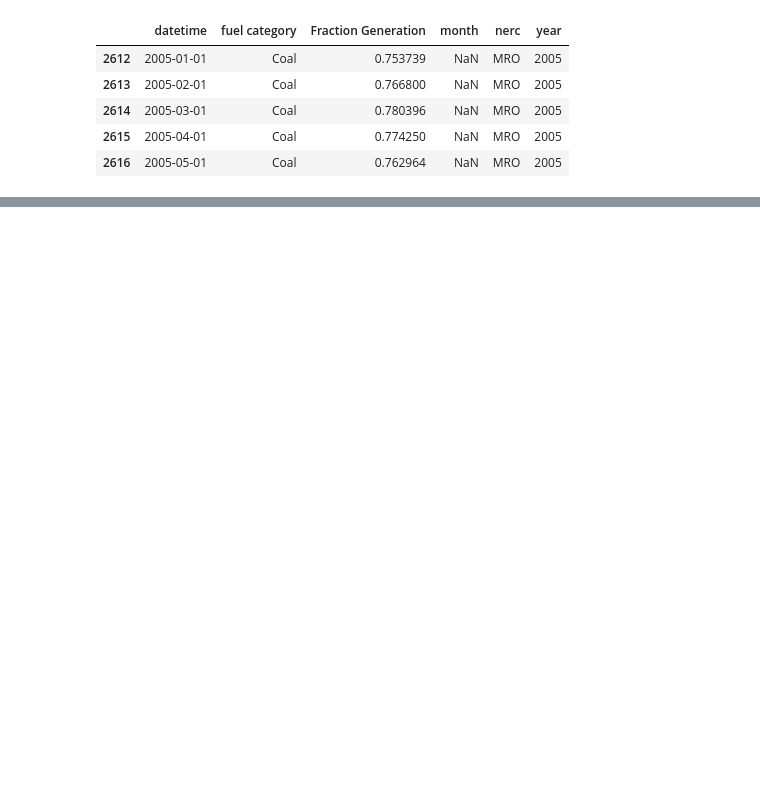
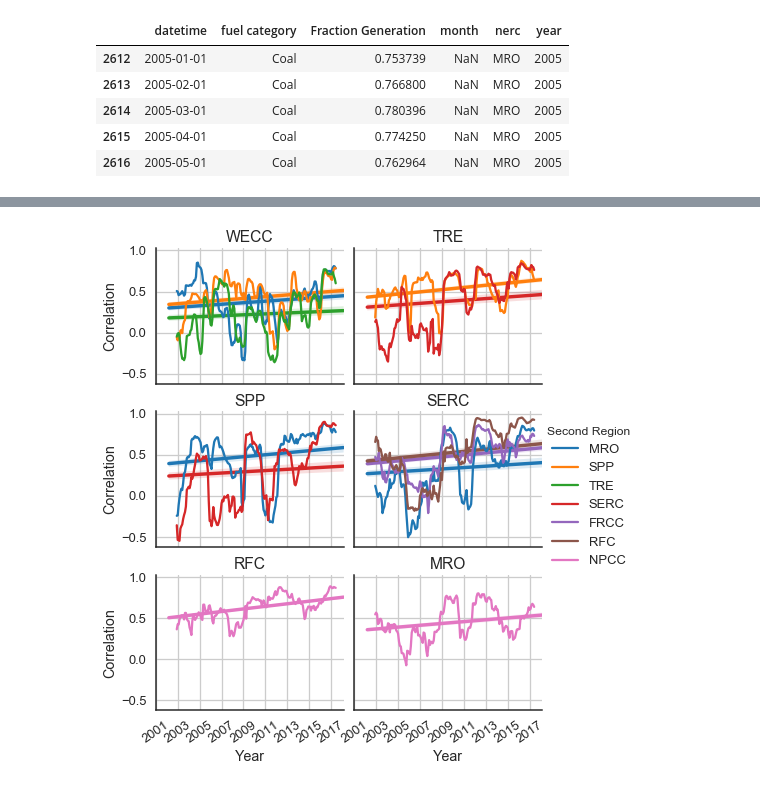
Before and after one commit to gschivley/carbon-index, a Jupyter notebook: Notebooks/Paper figures.ipynb, the cells around one changed output, grey strips where cells are left out. Saved outputs shown, nothing was run; the diff lists cells and outputs as text; code cells hidden in the pictures; blank space fills up the shorter version.

```diff
--- a/Notebooks/Paper figures.ipynb
+++ b/Notebooks/Paper figures.ipynb
@@ -444,0 +343,7 @@ plt.savefig(path, bbox_inches='tight')
+# %%
+corr_df = pd.concat([(index.loc[regions[0]]['index (g/kwh)']
+                     .rolling(24)
+                     .corr(index.loc[regions[1]]['index (g/kwh)']))
+                     for regions in region_pairs], axis=1)
+cols = ['{} | {}'.format(regions[0], regions[1]) for regions in region_pairs]
+corr_df.columns = cols
@@ -444,0 +360,9 @@ plt.savefig(path, bbox_inches='tight')
+# %%
+corr_tidy = pd.melt(corr_df.reset_index(), id_vars='datetime',
+                    value_name='Correlation')
+corr_tidy['region1'] = corr_tidy['variable'].str.split(' | ').str[0]
+corr_tidy['region2'] = corr_tidy['variable'].str.split(' | ').str[-1]
+
+#datetime_s is seconds since epoch - regplot won't take datetime objects
+corr_tidy['datetime_s'] = corr_tidy['datetime'].astype(int)
+corr_tidy.tail()
@@ -444,0 +394,36 @@ plt.savefig(path, bbox_inches='tight')
+# %%
+order = ['WECC', 'TRE', 'SPP', 'SERC', 'RFC', 'MRO']
+g = sns.FacetGrid(corr_tidy.dropna(), col='region1', col_wrap=2, aspect=1.3,
+                  hue='region2', palette='tab10', size=2.5)
+g.map(sns.regplot, 'datetime_s', 'Correlation', marker='.',
+      scatter_kws={'s': 0})
+
+# regplot only does a scatter - add plt.plot for the lines
+g.map(plt.plot, 'datetime_s', 'Correlation')
+
+
+# Create custom patch lines for the legend - the default dots were small
+plot_colors = sns.color_palette('tab10', 7)
+legend_patches = [mlines.Line2D([], [], color=c) for c in plot_colors]
+legend_order = ['MRO', 'SPP', 'TRE', 'SERC', 'FRCC', 'RFC', 'NPCC']
+legend_data = dict(zip(legend_order, legend_patches))
+g.add_legend(legend_data=legend_data, title='Second Region')
+
+# Need to do all x-axis work in seconds since epoch, since that's what I'm
+# passing through to regplot.
+axes = g.axes.flatten()
+
+# Create vertical lines set at the start of each year
+x_ticks = pd.to_datetime([str(x) for x in range(2001, 2018, 2)]).astype(int)
+for ax, title in zip(axes, order):
+    ax.set_title(title)
+    ax.set_xticks(x_ticks)
+
+# Year for the ticklabels
+g.set_xticklabels(pd.to_datetime(x_ticks).year, rotation=35)
+g.set_xlabels('Year')
+
+path = join(cwd, '..', 'Figures', 'Rolling correlation.pdf')
+plt.savefig(path, bbox_inches='tight')
+# %% [output]
+[figure, added]
```
Also changed, not shown: parts of 27 cells of this notebook.
